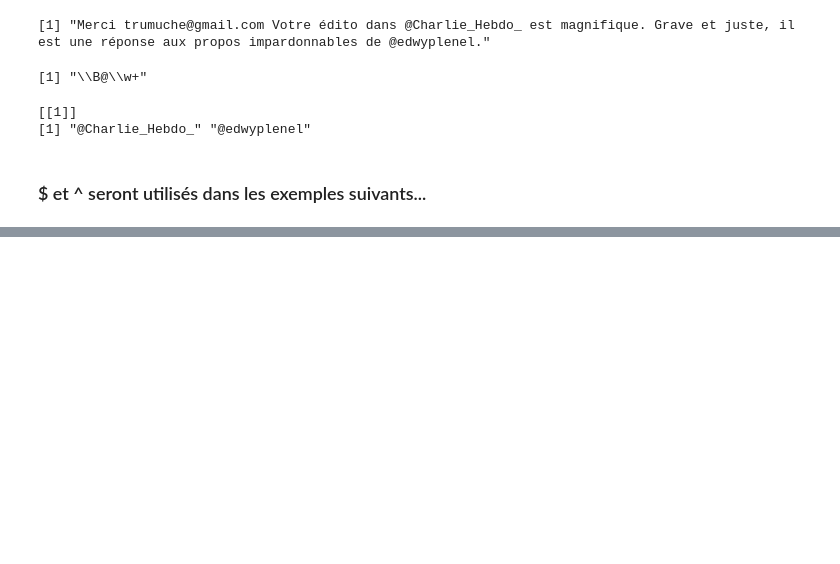
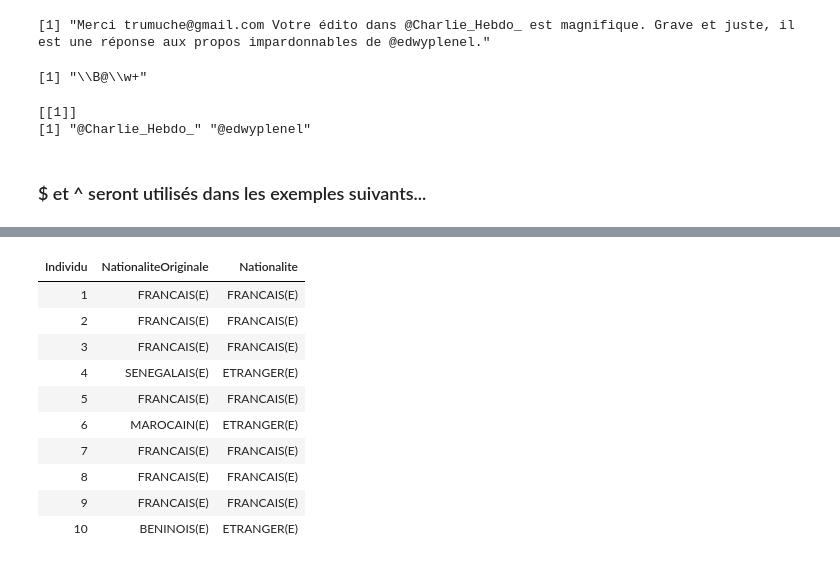
Before and after one commit to JBPressac/jupyter-regex-ubo, a Jupyter notebook: Regex.ipynb, the cells around one changed output, grey strips where cells are left out. Drawn from its saved outputs; the diff is of its cells as text; code cells hidden in the pictures; blank space fills up the shorter version.

```diff
--- a/Regex.ipynb
+++ b/Regex.ipynb
@@ -494,0 +501,2 @@ regmatches(texte, gregexpr(regex, texte))
+# %%
+base.apogee <- read.csv("base.apogee.csv")
@@ -494,0 +524,2 @@ regmatches(texte, gregexpr(regex, texte))
+# %%
+base.apogee$Nationalite <- gsub("^(?!FRANCAIS\\(E\\)).*$", "ETRANGER(E)", perl = TRUE, base.apogee$NationaliteOriginale)
@@ -494,0 +544,2 @@ regmatches(texte, gregexpr(regex, texte))
+# %%
+base.apogee$Nationalite <- gsub("^(?!FRANCAIS\\(E\\)).*$", "ETRANGER(E)", perl = TRUE, base.apogee$NationaliteOriginale)
@@ -494,0 +552,14 @@ regmatches(texte, gregexpr(regex, texte))
+# %%
+base.apogee
+# %% [output]
+| Individu | NationaliteOriginale | Nationalite |
+| 1 | FRANCAIS(E) | FRANCAIS(E) |
+| 2 | FRANCAIS(E) | FRANCAIS(E) |
+| 3 | FRANCAIS(E) | FRANCAIS(E) |
+| 4 | SENEGALAIS(E) | ETRANGER(E) |
+| 5 | FRANCAIS(E) | FRANCAIS(E) |
+| 6 | MAROCAIN(E) | ETRANGER(E) |
+| 7 | FRANCAIS(E) | FRANCAIS(E) |
+| 8 | FRANCAIS(E) | FRANCAIS(E) |
+| 9 | FRANCAIS(E) | FRANCAIS(E) |
+| 10 | BENINOIS(E) | ETRANGER(E) |
```
Also changed, not shown: parts of 11 cells of this notebook.
